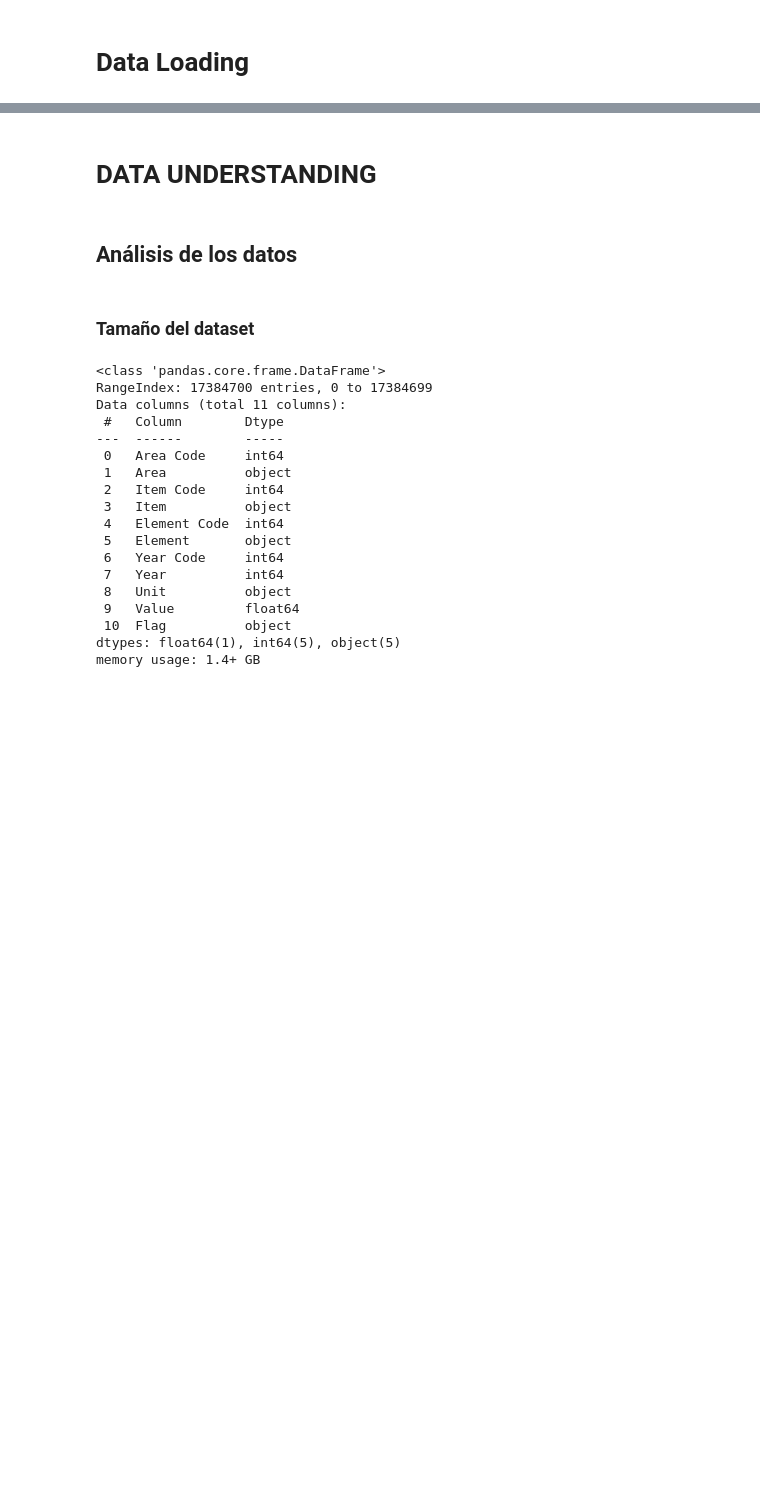
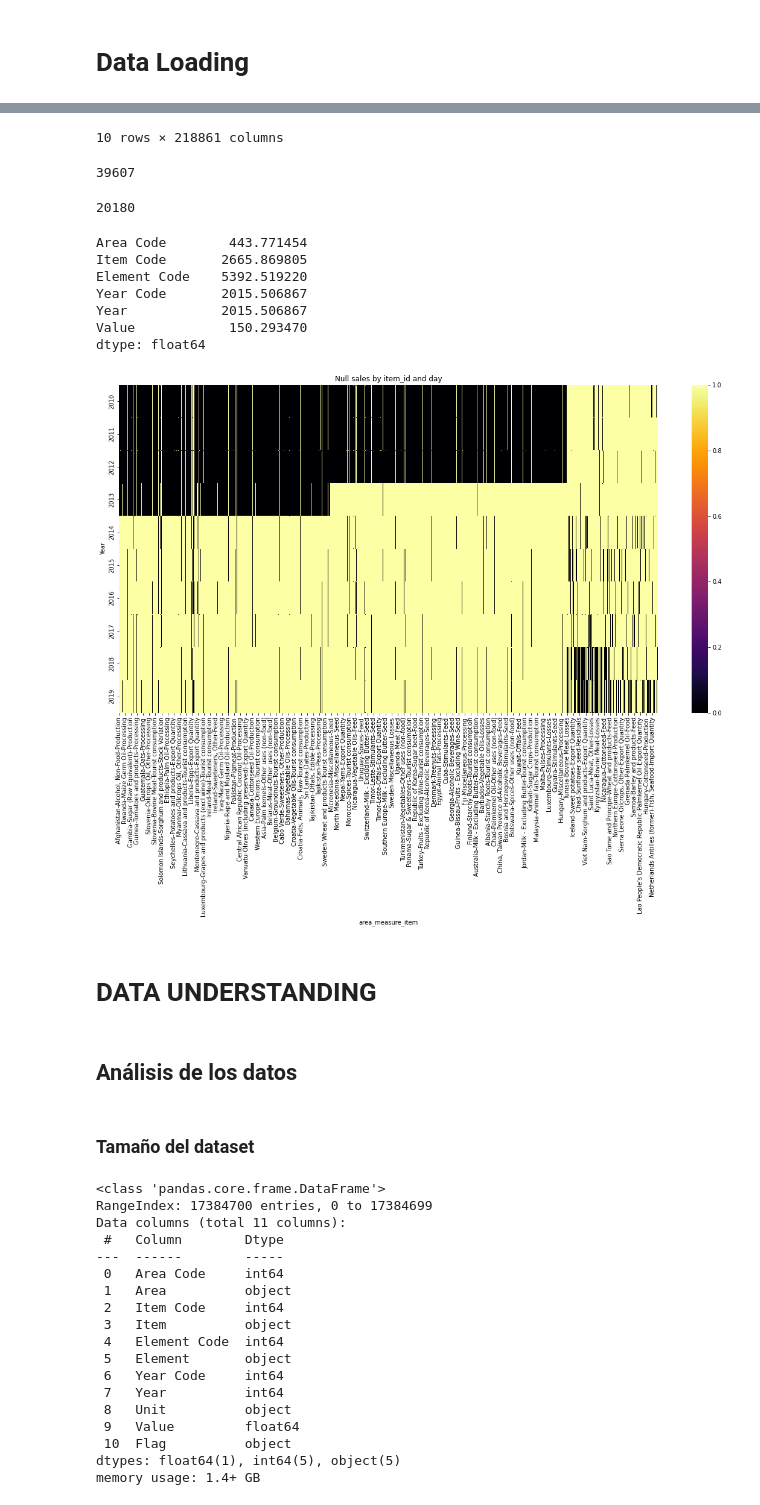
Before and after one commit to RgomezRo/capstone, a Jupyter notebook: Time series.ipynb, the cells around one changed output, grey strips where cells are left out. Drawn from its saved outputs; the diff is of its cells as text; code cells hidden in the pictures; blank space fills up the shorter version.

```diff
--- a/Time series.ipynb
+++ b/Time series.ipynb
@@ -82,0 +82,9 @@ Database = "Trade_CropsLivestock_E_All_Data_(Normalized).csv"
+# %%
+
+df_food_balances = read_FAO("FoodBalanceSheets_E_All_Data_(Normalized)")
+
+df_emissions = read_FAO("Environment_Emissions_by_Sector_E_All_Data_(Normalized)")
+
+df_food_transport = read_FAO("Environment_Transport_E_All_Data_(Normalized)")
+
+df_waste_disposal = read_FAO("Emissions_Agriculture_Waste_Disposal_E_All_Data_(Normalized)")
@@ -82,0 +104,10 @@ Database = "Trade_CropsLivestock_E_All_Data_(Normalized).csv"
+# %%
+display(df_food_balances.head(2).T)
+df_food_balances["MeasuredItem"]= df_food_balances["Item"] + "-"+ df_food_balances["Element"]
+display(df_food_balances.groupby("Unit").count())
+
+
+
+display(df_food_balances.groupby("MeasuredItem").sum().reset_index().columns)
+
+display(df_food_balances[df_food_balances["Unit"]=="1000 tonnes"])
@@ -82,0 +151,28 @@ Database = "Trade_CropsLivestock_E_All_Data_(Normalized).csv"
+# %%
+# create a smaller df
+df_food_balances["area_measure_item"] = df_food_balances["Area"] + "-"+ df_food_balances["MeasuredItem"]
+short_df = df_food_balances[df_food_balances["Unit"]=="1000 tonnes"][["Year", "Value","area_measure_item"]]
+
+
+
+gb_df_ = short_df.pivot_table(index = ["Year"], columns = ['area_measure_item'], values = "Value", aggfunc = sum).isnull()
+display(gb_df_)
+order_of_columns = list(gb_df_.sum()[(gb_df_.sum())>0].sort_values().index)
+
+toRetrieveInfo =gb_df_.sum()[(gb_df_.sum())>0].index
+
+display(len(order_of_columns))
+
+order_of_columns = list(gb_df_.sum()[(gb_df_.sum()*2)>gb_df_.count()].sort_values().index)
+
+display(len(order_of_columns))
+
+gb_df_ = gb_df_[order_of_columns]
+
+plt.figure(figsize = (20, 10))
+plot = sns.heatmap(gb_df_, cbar = True, cmap = "inferno")
+plot.set_title("Null sales by item_id and day");
+
+
+display(df_food_balances[(df_food_balances["area_measure_item"].isin(toRetrieveInfo))&(df_food_balances["Value"]>0)].mean())
+# %% [output]
@@ -83,3 +191,14 @@ Database = "Trade_CropsLivestock_E_All_Data_(Normalized).csv"
+10 rows × 218861 columns
+39607
+20180
+Area Code        443.771454
+Item Code       2665.869805
+Element Code    5392.519220
+Year Code       2015.506867
+Year            2015.506867
+Value            150.293470
+dtype: float64
+[figure, added]
 # %%
 df = pd.read_csv(Database, encoding = "ISO-8859-1")
 # %% [markdown]
```
Also changed, not shown: parts of 8 cells of this notebook.
